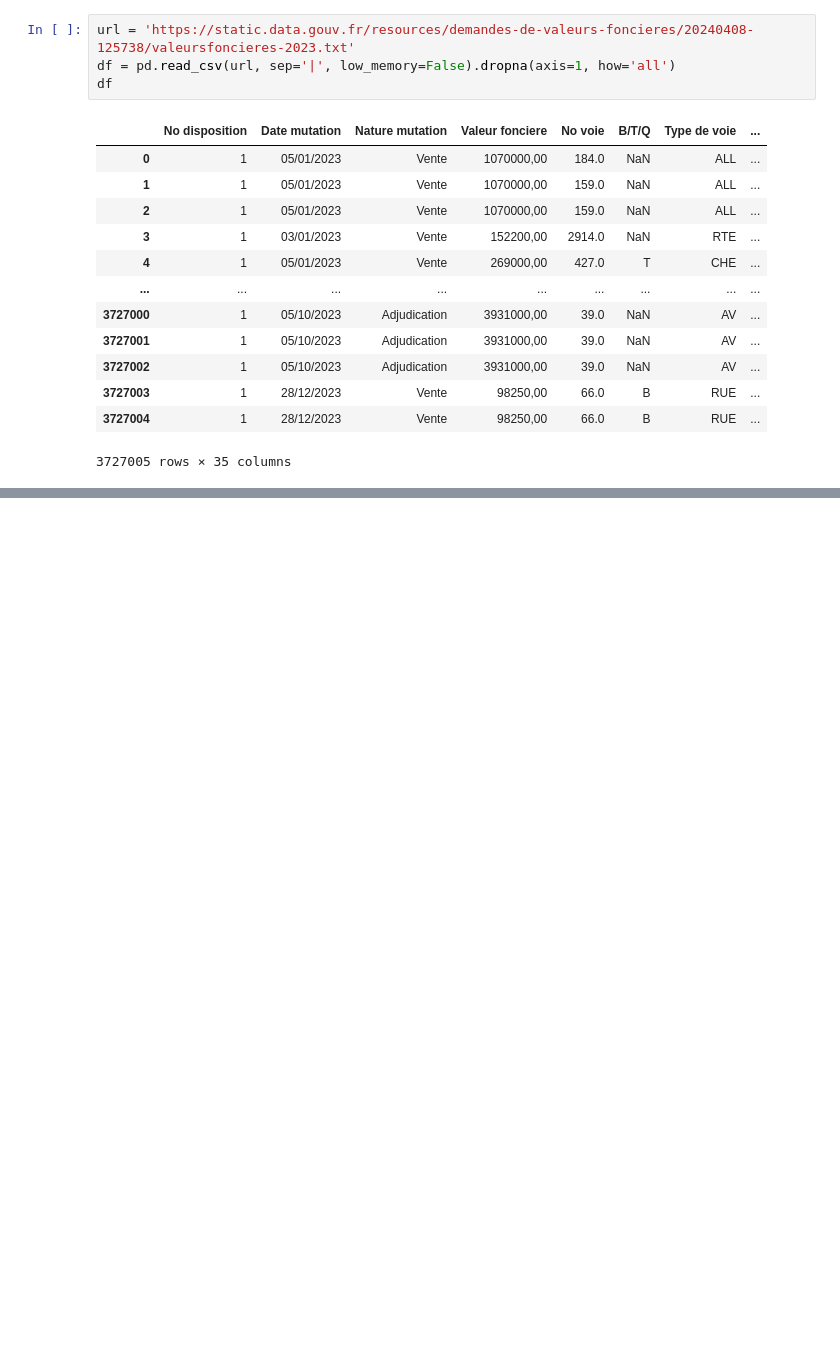
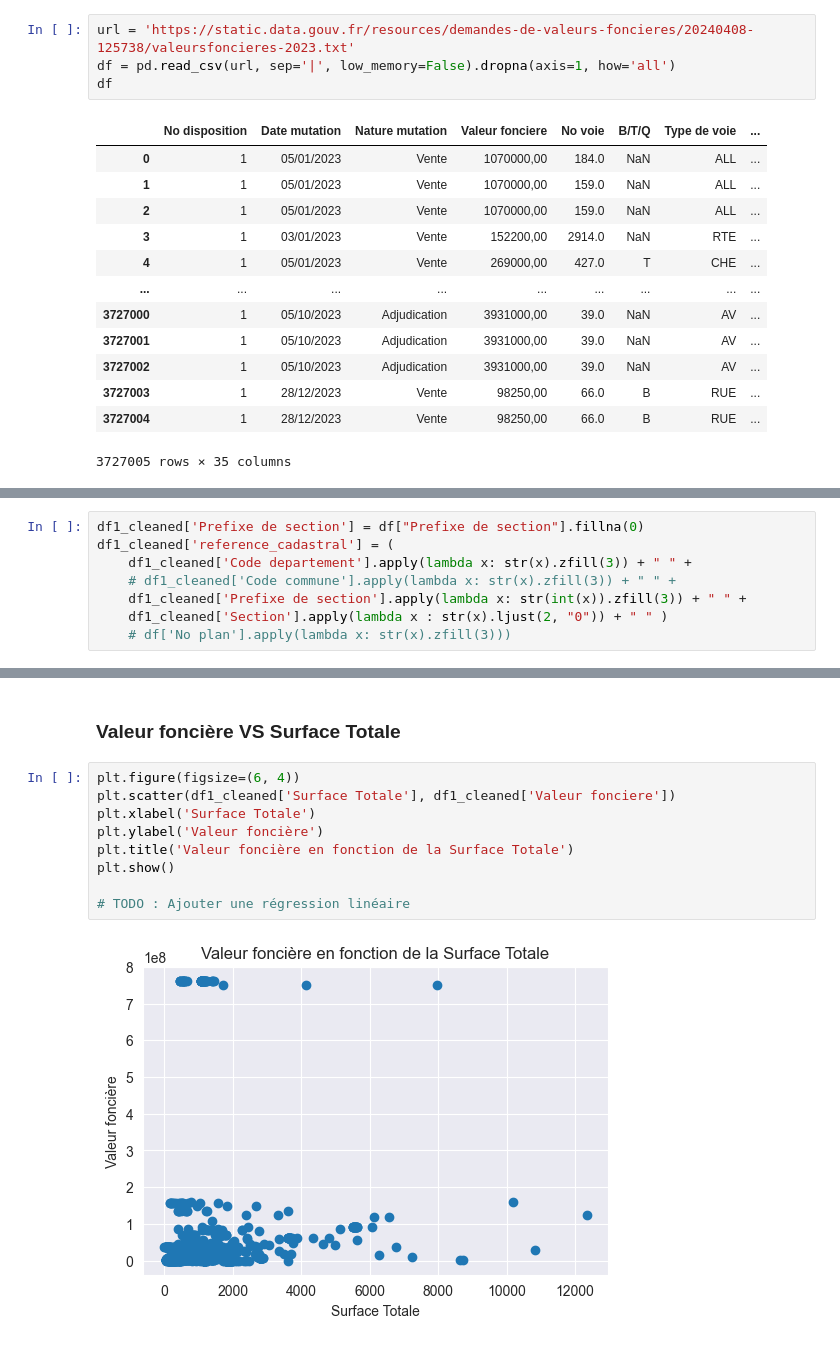
Before and after one commit to Skrinox/Analyses_des_Donnees_DVF, a Jupyter notebook: Analyses_DVF.ipynb, the cells around one changed output, grey strips where cells are left out. Cells and saved outputs as stored; diff of their text form; blank space fills up the shorter version.

```diff
--- a/Analyses_DVF.ipynb
+++ b/Analyses_DVF.ipynb
@@ -74,0 +95,8 @@ df = df.drop(columns=['Date mutation','Prefixe de section', 'Section', 'No plan'
+# %%
+df1_cleaned['Prefixe de section'] = df["Prefixe de section"].fillna(0)
+df1_cleaned['reference_cadastral'] = (
+    df1_cleaned['Code departement'].apply(lambda x: str(x).zfill(3)) + " " +
+    # df1_cleaned['Code commune'].apply(lambda x: str(x).zfill(3)) + " " +
+    df1_cleaned['Prefixe de section'].apply(lambda x: str(int(x)).zfill(3)) + " " +
+    df1_cleaned['Section'].apply(lambda x : str(x).ljust(2, "0")) + " " )
+    # df['No plan'].apply(lambda x: str(x).zfill(3)))
@@ -74,0 +263,13 @@ df = df.drop(columns=['Date mutation','Prefixe de section', 'Section', 'No plan'
+# %% [markdown]
+### Valeur foncière VS Surface Totale
+# %%
+plt.figure(figsize=(6, 4))
+plt.scatter(df1_cleaned['Surface Totale'], df1_cleaned['Valeur fonciere'])
+plt.xlabel('Surface Totale')
+plt.ylabel('Valeur foncière')
+plt.title('Valeur foncière en fonction de la Surface Totale')
+plt.show()
+
+# TODO : Ajouter une régression linéaire
+# %% [output]
+[figure, added]
```
Also changed, not shown: parts of 41 cells of this notebook.
